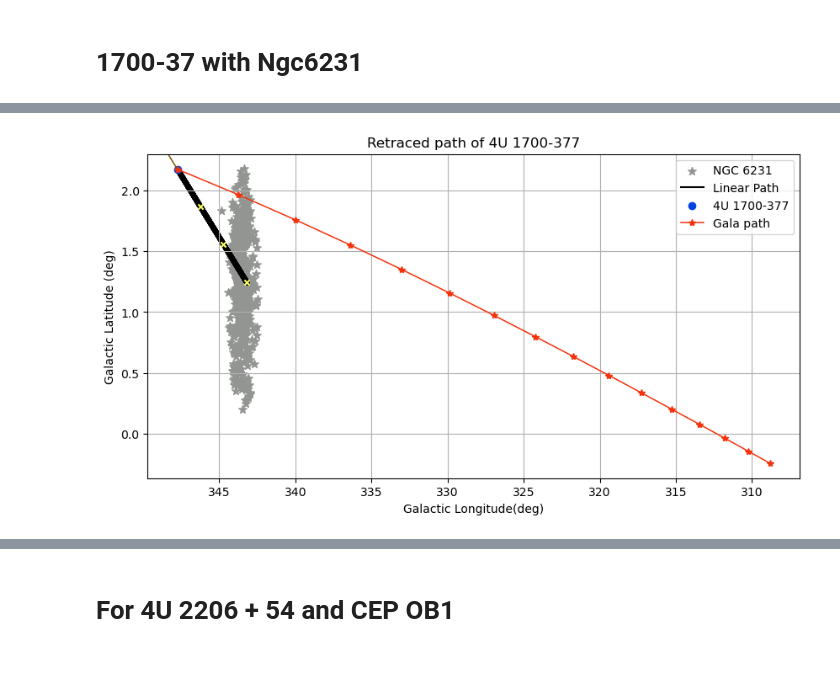
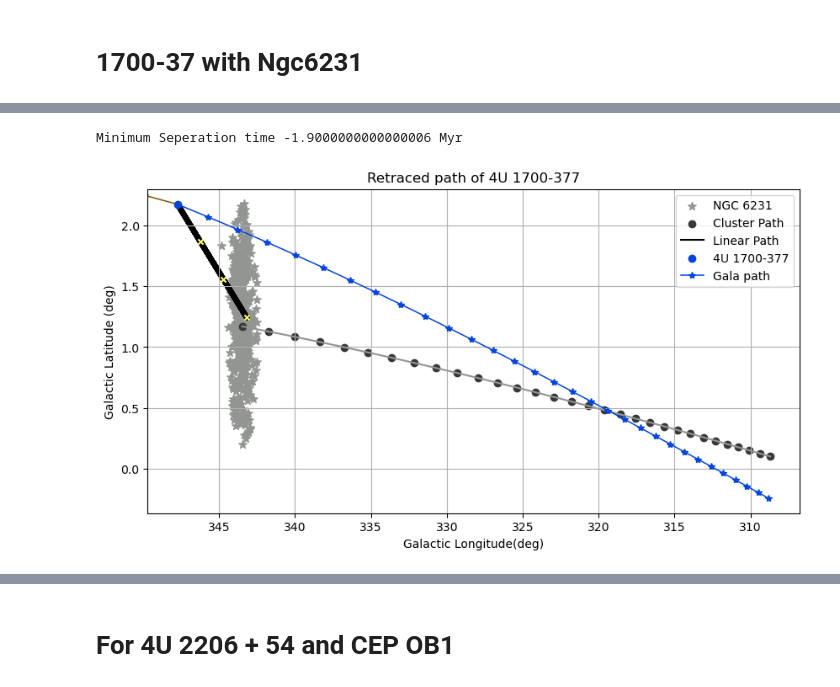
Before and after one commit to MantisShrimp2/Thesis-HMXB, a Jupyter notebook: Code/HMXB_TraceBack.ipynb, the cells around one changed output, grey strips where cells are left out. Cells and saved outputs as stored; diff of their text form; code cells hidden in the pictures.

```diff
--- a/Code/HMXB_TraceBack.ipynb
+++ b/Code/HMXB_TraceBack.ipynb
@@ -19,6 +19,7 @@ from astropy.io.votable import parse
 from Galactic_traceback import GalacticTraceback
 # %%
 today = datetime.now().strftime("%Y%m%d")
+int_time = -3.0 #integration time
 # %% [markdown]
 # Colors
 # %%
@@ -255,6 +244,6 @@ Table length=1
 # %%
 #plx, l,b,pm_l,pm_b, vrad banyard 2022
-ngc6231 = [0.644688, 343.4762, 1.17, -2.05709, -0.929142, -20.0]
+ngc6231 = [0.644688, 343.4762, 1.17, -2.05709, -0.929142, -28.16]
 dist =1/ngc6231[0]
 # Create the table
 ngc_6231_param = Table([[dist], [ngc6231[1]], [ngc6231[2]], [ngc6231[3]], [ngc6231[4]], [ngc6231[5]]],
@@ -270,6 +259,8 @@ ngc_6231_param["RV"].unit = u.km/u.s  # Radial velocity in km/s
 ngc_6231_param.write(csv_files+'NGC2631_param.ecsv',format='ascii.ecsv',overwrite=True)
 # %%
 Ngc6231 = make_sky_simple(ascii.read(csv_files+'Ngc6231.ecsv',format='ecsv'))
-GalacticTraceback(star_170037).plot_with_cluster('NGC 6231',clustertable=Ngc6231,savefig=True)
+
+GalacticTraceback(star_170037,int_time=int_time).plot_with_cluster('NGC 6231',cluster_params=ngc_6231_param, clustertable=Ngc6231,savefig=True)
 # %% [output]
+Minimum Seperation time -1.9000000000000006 Myr
-[figure, old version]
+[figure, new version]
```
Also changed, not shown: parts of 29 cells of this notebook.
